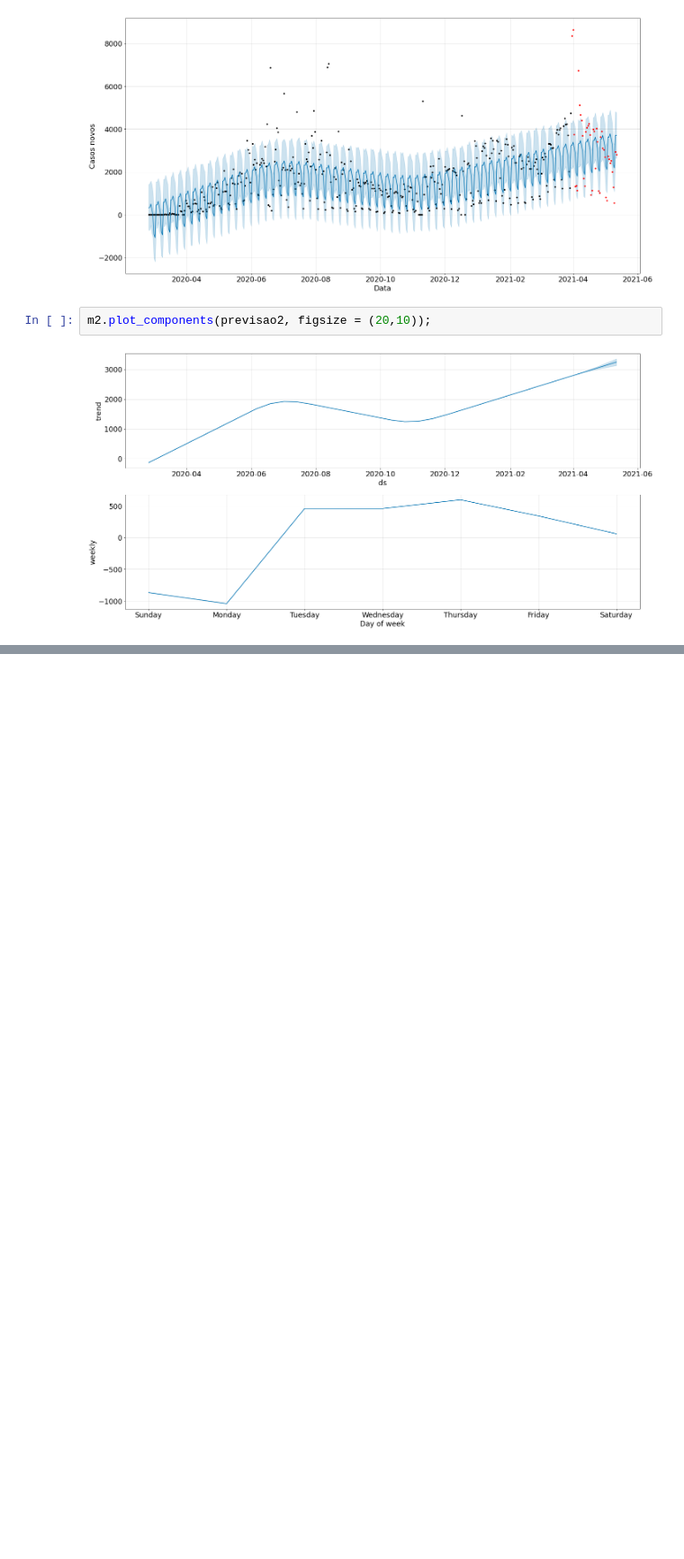
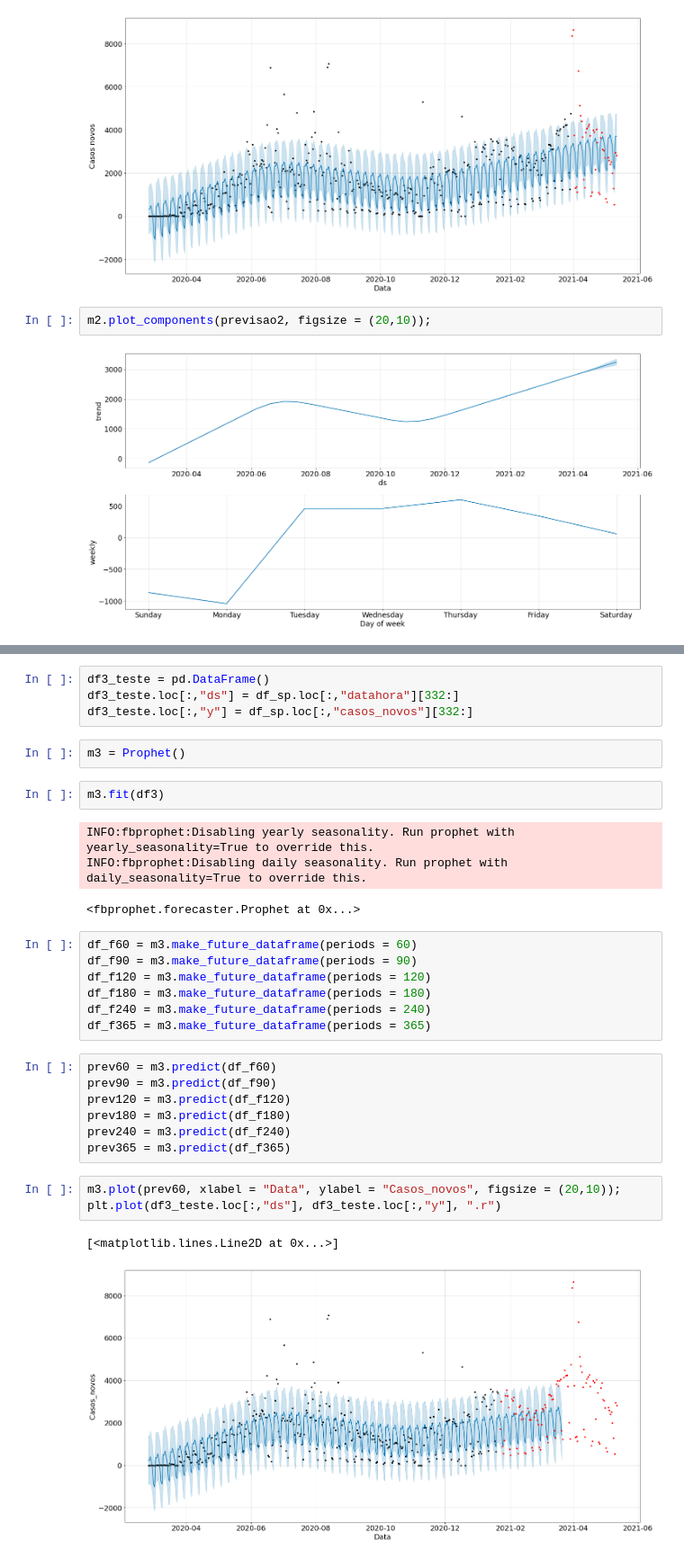
Before and after one commit to RPGraciotti/BootCampAlura, a Jupyter notebook: Modulo_3/Aula_2_primeiras_previsoes.ipynb, the cells around one changed output, grey strips where cells are left out. Shown at 90% size. Drawn from its saved outputs; the diff is of its cells as text; blank space fills up the shorter version.

```diff
--- a/Modulo_3/Aula_2_primeiras_previsoes.ipynb
+++ b/Modulo_3/Aula_2_primeiras_previsoes.ipynb
@@ -151,0 +163,32 @@ m2.plot_components(previsao2, figsize = (20,10));
+# %%
+df3_teste = pd.DataFrame()
+df3_teste.loc[:,"ds"] = df_sp.loc[:,"datahora"][332:]
+df3_teste.loc[:,"y"] = df_sp.loc[:,"casos_novos"][332:]
+# %%
+m3 = Prophet()
+# %%
+m3.fit(df3)
+# %% [output]
+INFO:fbprophet:Disabling yearly seasonality. Run prophet with yearly_seasonality=True to override this.
+INFO:fbprophet:Disabling daily seasonality. Run prophet with daily_seasonality=True to override this.
+<fbprophet.forecaster.Prophet at 0x...>
+# %%
+df_f60 = m3.make_future_dataframe(periods = 60)
+df_f90 = m3.make_future_dataframe(periods = 90)
+df_f120 = m3.make_future_dataframe(periods = 120)
+df_f180 = m3.make_future_dataframe(periods = 180)
+df_f240 = m3.make_future_dataframe(periods = 240)
+df_f365 = m3.make_future_dataframe(periods = 365)
+# %%
+prev60 = m3.predict(df_f60)
+prev90 = m3.predict(df_f90)
+prev120 = m3.predict(df_f120)
+prev180 = m3.predict(df_f180)
+prev240 = m3.predict(df_f240)
+prev365 = m3.predict(df_f365)
+# %%
+m3.plot(prev60, xlabel = "Data", ylabel = "Casos_novos", figsize = (20,10));
+plt.plot(df3_teste.loc[:,"ds"], df3_teste.loc[:,"y"], ".r")
+# %% [output]
+[<matplotlib.lines.Line2D at 0x...>]
+[figure, added]
```
Also changed, not shown: parts of 17 cells of this notebook.
